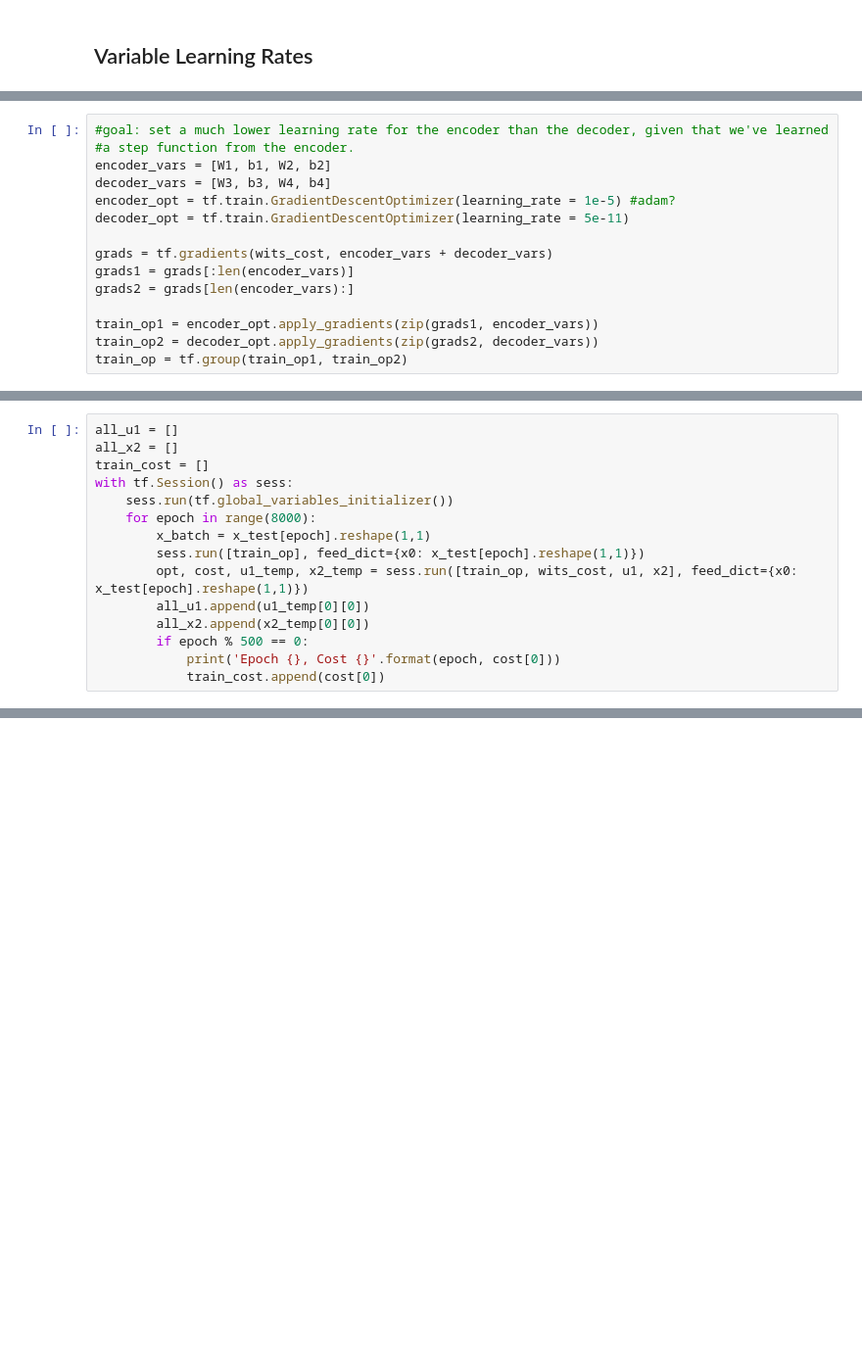
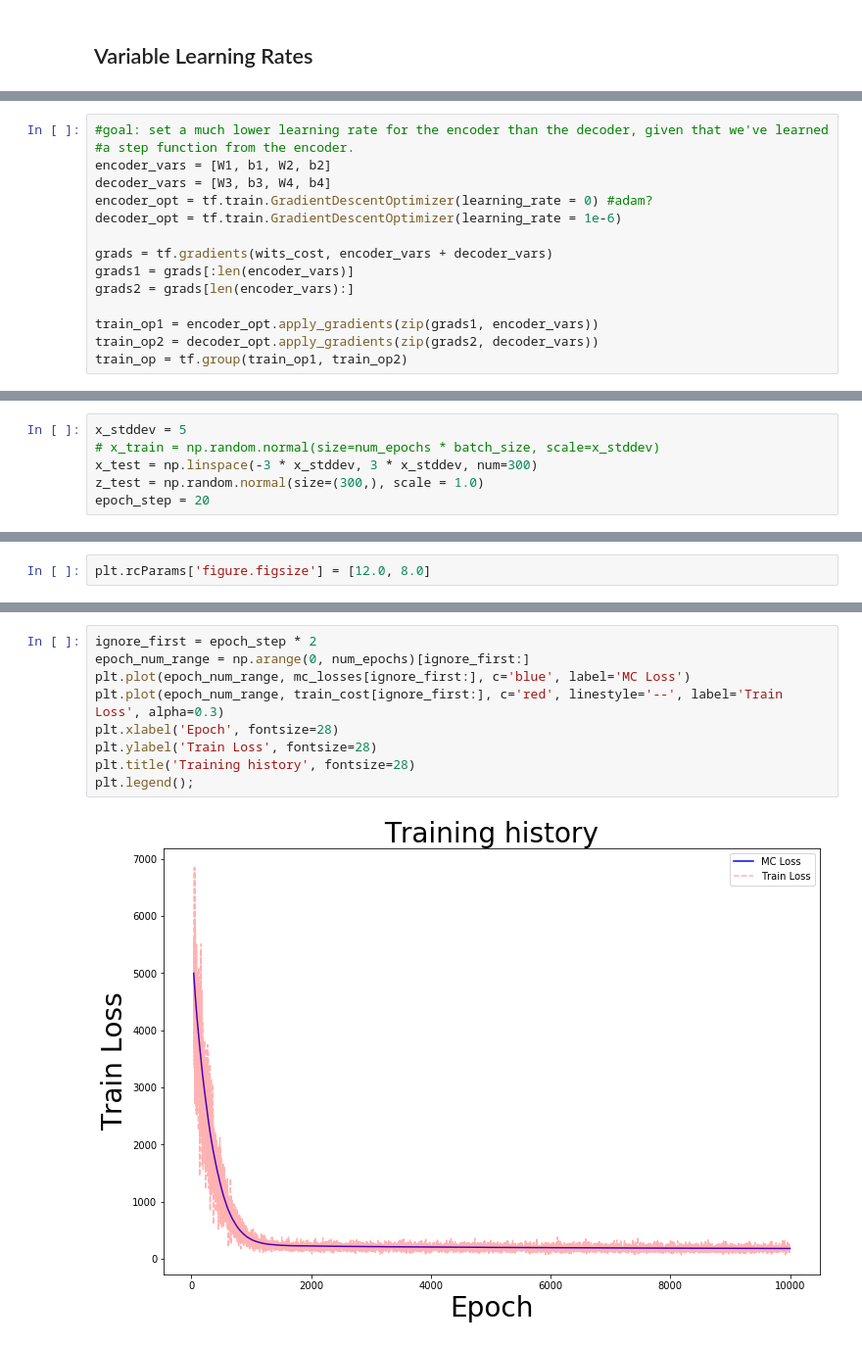
Before and after one commit to laurabrink13/Witsenhausen-Counterexample-with-NNs, a Jupyter notebook: Witsenhausen TF Variable LR.ipynb, the cells around one changed output, grey strips where cells are left out. Shown at 98% size. Drawn from its saved outputs; the diff is of its cells as text; blank space fills up the shorter version.

```diff
--- a/Witsenhausen TF Variable LR.ipynb
+++ b/Witsenhausen TF Variable LR.ipynb
@@ -156,8 +299,8 @@ wits_cost = tf.add(u1_cost, x2_cost)
 #a step function from the encoder.
 encoder_vars = [W1, b1, W2, b2]
 decoder_vars = [W3, b3, W4, b4]
-encoder_opt = tf.train.GradientDescentOptimizer(learning_rate = 1e-5) #adam?
-decoder_opt = tf.train.GradientDescentOptimizer(learning_rate = 5e-11)
+encoder_opt = tf.train.GradientDescentOptimizer(learning_rate = 0) #adam?
+decoder_opt = tf.train.GradientDescentOptimizer(learning_rate = 1e-6)
 
 grads = tf.gradients(wits_cost, encoder_vars + decoder_vars)
 grads1 = grads[:len(encoder_vars)]
@@ -171,15 +311,0 @@ x_test = np.random.normal(size=20000)
-# %%
-all_u1 = []
-all_x2 = []
-train_cost = []
-with tf.Session() as sess:
-    sess.run(tf.global_variables_initializer())
-    for epoch in range(8000):
-        x_batch = x_test[epoch].reshape(1,1)
-        sess.run([train_op], feed_dict={x0: x_test[epoch].reshape(1,1)})
-        opt, cost, u1_temp, x2_temp = sess.run([train_op, wits_cost, u1, x2], feed_dict={x0: x_test[epoch].reshape(1,1)})
-        all_u1.append(u1_temp[0][0])
-        all_x2.append(x2_temp[0][0])
-        if epoch % 500 == 0:
-            print('Epoch {}, Cost {}'.format(epoch, cost[0]))
-            train_cost.append(cost[0])
@@ -218,0 +314,6 @@ plt.scatter(x_train[:8000], all_u1 + x_train[:8000])
+# %%
+x_stddev = 5
+# x_train = np.random.normal(size=num_epochs * batch_size, scale=x_stddev)
+x_test = np.linspace(-3 * x_stddev, 3 * x_stddev, num=300)
+z_test = np.random.normal(size=(300,), scale = 1.0)
+epoch_step = 20
@@ -218,0 +386,2 @@ plt.scatter(x_train[:8000], all_u1 + x_train[:8000])
+# %%
+plt.rcParams['figure.figsize'] = [12.0, 8.0]
@@ -218,0 +392,11 @@ plt.scatter(x_train[:8000], all_u1 + x_train[:8000])
+# %%
+ignore_first = epoch_step * 2
+epoch_num_range = np.arange(0, num_epochs)[ignore_first:]
+plt.plot(epoch_num_range, mc_losses[ignore_first:], c='blue', label='MC Loss')
+plt.plot(epoch_num_range, train_cost[ignore_first:], c='red', linestyle='--', label='Train Loss', alpha=0.3)
+plt.xlabel('Epoch', fontsize=28)
+plt.ylabel('Train Loss', fontsize=28)
+plt.title('Training history', fontsize=28)
+plt.legend();
+# %% [output]
+[figure, added]
```
Also changed, not shown: parts of 30 cells of this notebook, 8 other files.
